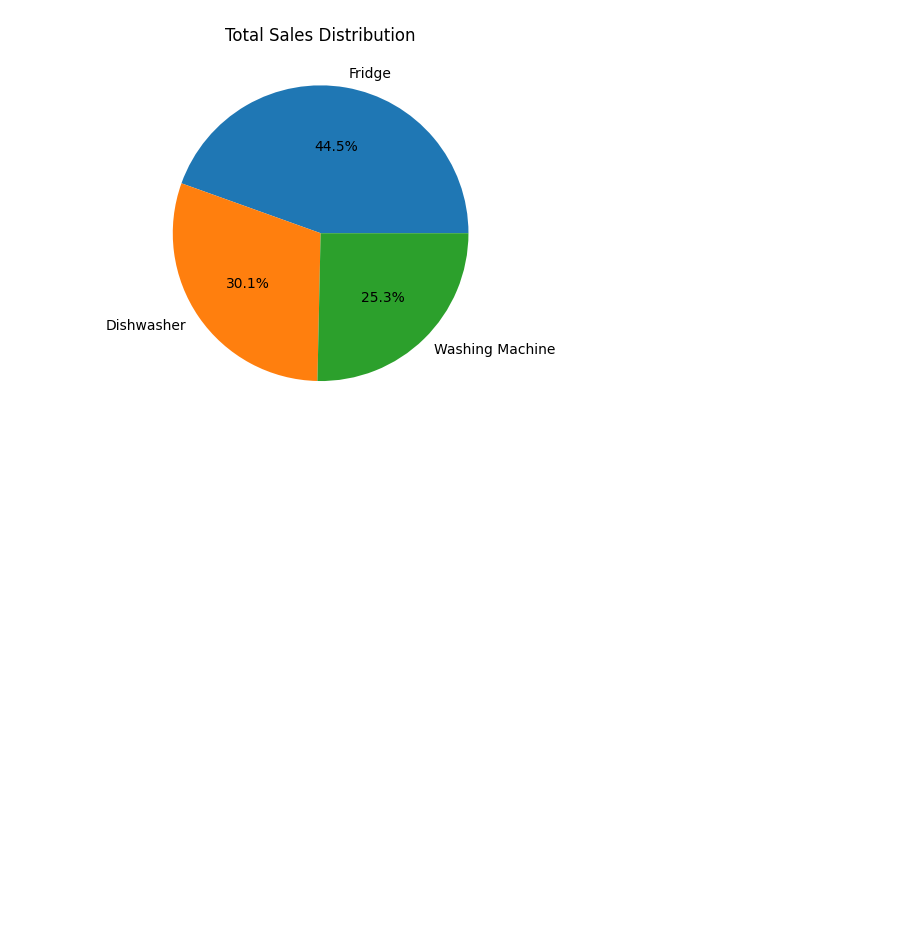
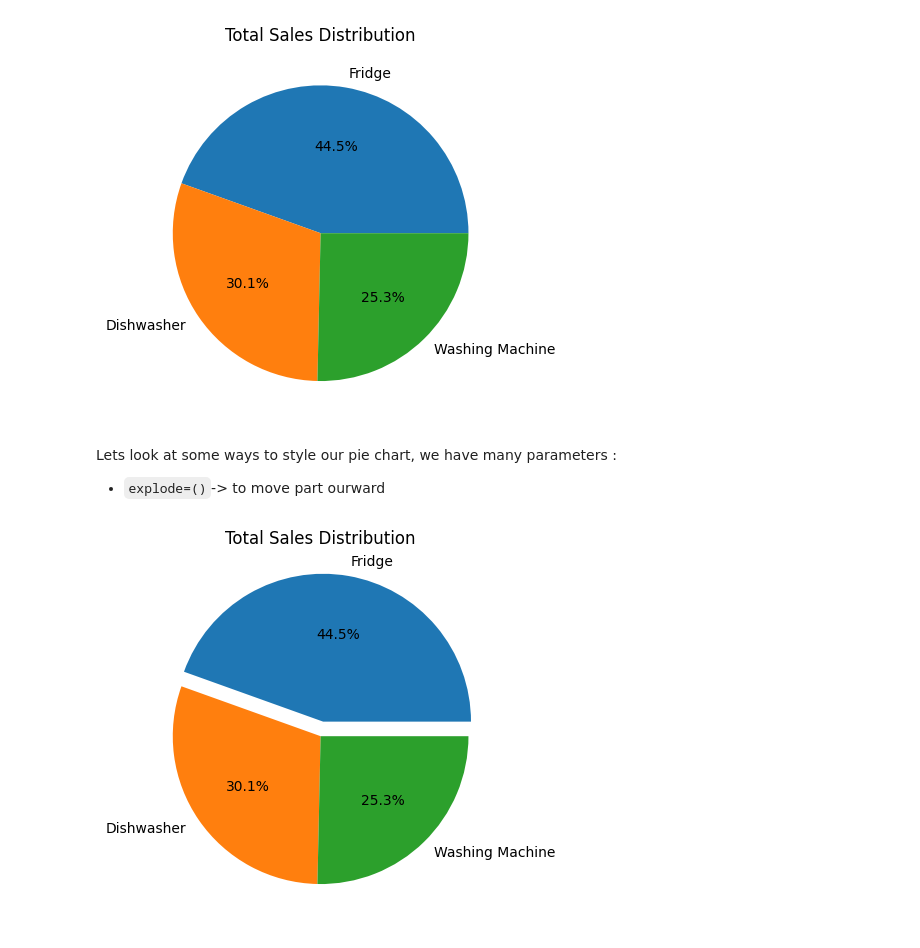
Before and after one commit to Saad-SYEDK/Matplotlib-and-Seaborn, a Jupyter notebook: notes.ipynb, the cells around one changed output. Saved outputs shown, nothing was run; the diff lists cells and outputs as text; code cells hidden in the pictures; blank space fills up the shorter version.

Commit message:
pie chart - methods

```diff
--- a/notes.ipynb
+++ b/notes.ipynb
@@ -89,3 +89,13 @@ plt.title("Total Sales Distribution")
 plt.show()
 # %% [output]
 [figure]
+# %% [markdown]
+Lets look at some ways to style our pie chart, we have many parameters :
+- `explode=()`-> to move part ourward
+# %%
+plt.pie(total_sales, labels=total_sales.index, autopct="%1.1f%%", explode=(0.1, 0, 0)) # explode to pull out the first slice of the pie chart
+plt.title("Total Sales Distribution")
+
+plt.show()
+# %% [output]
+[figure, added]
```
Also changed, not shown: parts of 4 cells of this notebook.
